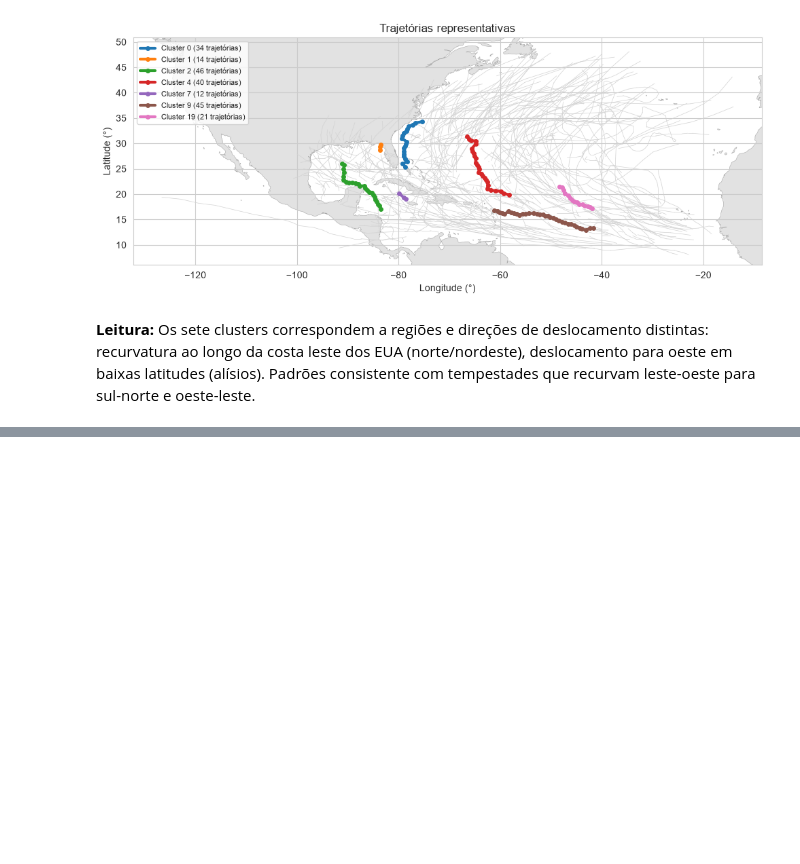
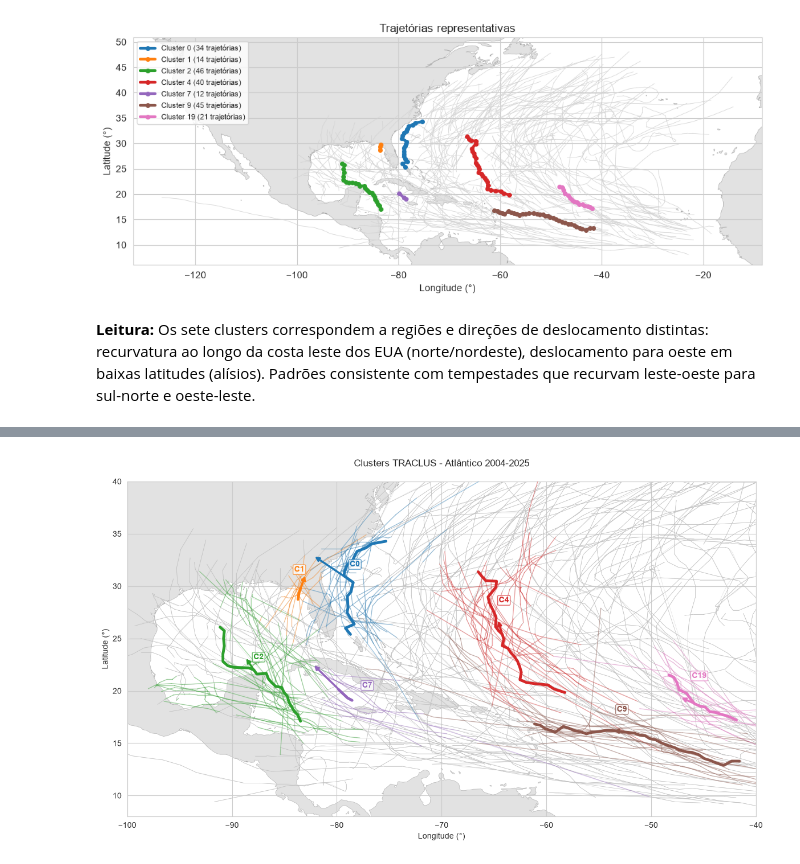
Before and after one commit to HerikDR/Algoritmo-TRACLUS, a Jupyter notebook: traclus_hurdat.ipynb, the cells around one changed output, grey strips where cells are left out. Saved outputs shown, nothing was run; the diff lists cells and outputs as text; code cells hidden in the pictures; blank space fills up the shorter version.

```diff
--- a/traclus_hurdat.ipynb
+++ b/traclus_hurdat.ipynb
@@ -670,0 +887,50 @@ plt.show()
+# %%
+cores_clusters = plt.cm.tab10(np.linspace(0, 1, 10))
+
+fig, ax = plt.subplots(figsize=(14, 7))
+
+for _, g in dados.groupby("storm_id"):
+    ax.plot(g["longitude"], g["latitude"], color="#d8d8d8", lw=0.35, zorder=1)
+
+for _, r in segmentos[segmentos["cluster"] == -1].iterrows():
+    ax.plot([r["lon_inicio"], r["lon_fim"]], [r["lat_inicio"], r["lat_fim"]],
+            color="#c0c0c0", lw=0.5, zorder=2)
+
+for k, c in enumerate(clusters_validos):
+    cor = cores_clusters[k % 10]
+    seg_c = segmentos[segmentos["cluster"] == c]
+
+    for _, r in seg_c.iterrows():
+        ax.plot([r["lon_inicio"], r["lon_fim"]], [r["lat_inicio"], r["lat_fim"]],
+                color=cor, lw=1, alpha=0.4, zorder=3)
+
+    rt = trajetorias_representativas[c]
+    if len(rt) > 1:
+        lat_rt, lon_rt = xy_para_latlon(rt[:, 0], rt[:, 1], LAT_REF, LON_REF)
+        ax.plot(lon_rt, lat_rt, color=cor, lw=3.5, zorder=5)
+        mid = len(rt) // 2
+        if mid < len(rt) - 1:
+            dlat = np.degrees((rt[mid + 1, 1] - rt[mid, 1]) / RAIO_TERRA_KM)
+            lat_m, lon_m = xy_para_latlon(rt[mid, 0], rt[mid, 1], LAT_REF, LON_REF)
+            dlon = np.degrees((rt[mid + 1, 0] - rt[mid, 0]) /
+                               (RAIO_TERRA_KM * np.cos(np.radians(lat_m))))
+            ax.annotate("", xy=(lon_m + dlon * 4, lat_m + dlat * 4), xytext=(lon_m, lat_m),
+                        arrowprops=dict(arrowstyle="->", color=cor, lw=2.5), zorder=6)
+
+    lat_c = (seg_c["lat_inicio"].mean() + seg_c["lat_fim"].mean()) / 2
+    lon_c = (seg_c["lon_inicio"].mean() + seg_c["lon_fim"].mean()) / 2
+    ax.text(lon_c, lat_c + 1.8, f"C{c}", color=cor, fontsize=10, fontweight="bold",
+            ha="center", zorder=7,
+            bbox=dict(boxstyle="round,pad=0.15", fc="white", ec=cor, alpha=0.7))
+
+ax.set_xlabel("Longitude (°)")
+ax.set_ylabel("Latitude (°)")
+ax.set_title("Clusters TRACLUS - Atlântico 2004-2025\n")
+ax.set_aspect("equal")
+adicionar_mapa_base(ax)
+ax.set_xlim(-100, -40)
+ax.set_ylim(8, 40)
+plt.tight_layout()
+plt.show()
+# %% [output]
+[figure, added]
```
Also changed, not shown: parts of 17 cells of this notebook, 1 other file.
